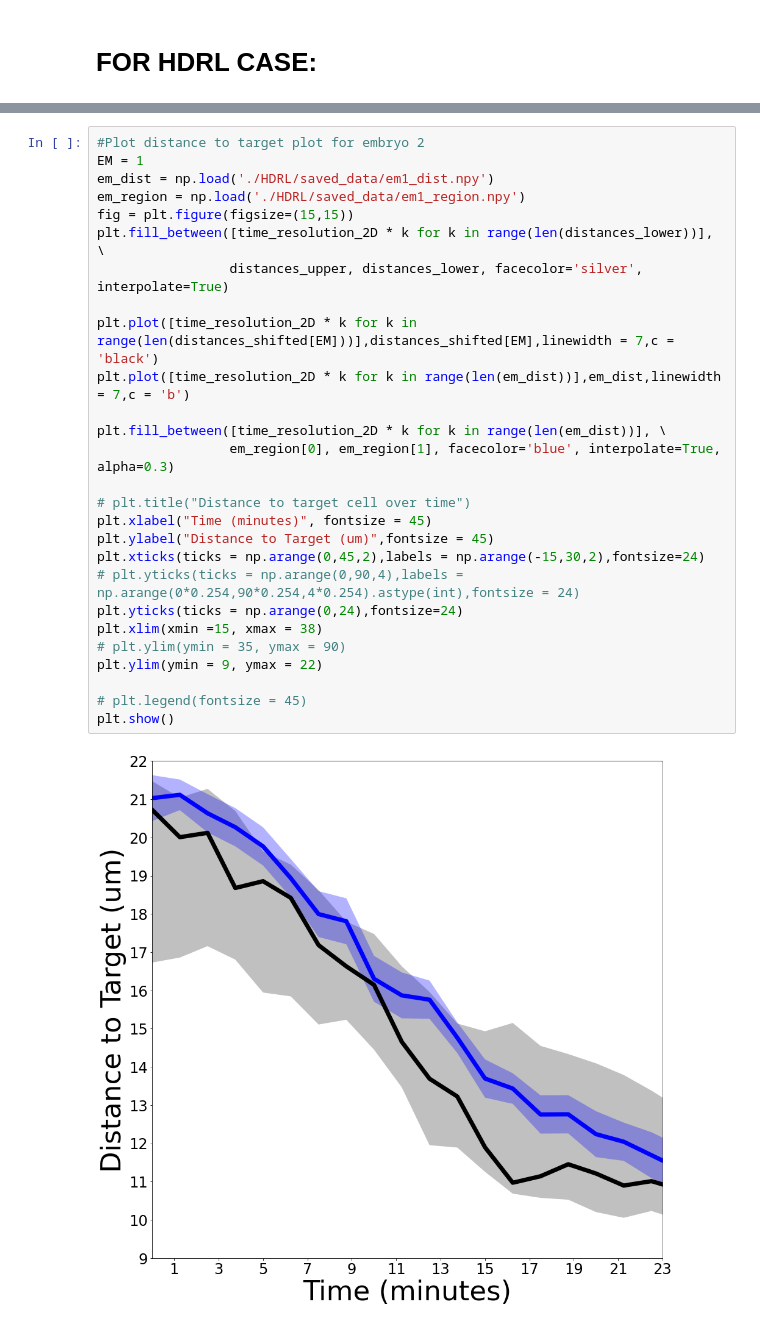
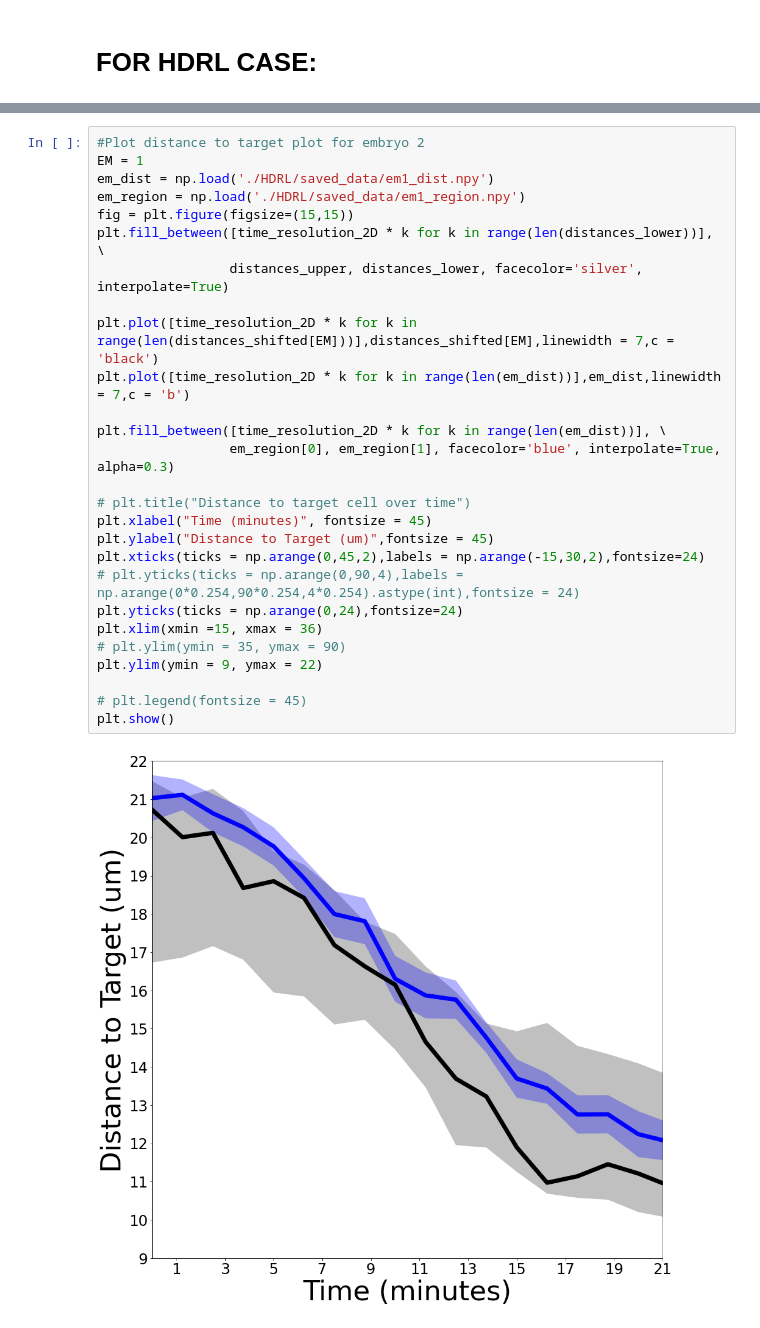
Before and after one commit to Joseph960616/CellMigrationGym, a Jupyter notebook: simulation_data_visualization.ipynb, the cells around one changed output, grey strips where cells are left out. Cells and saved outputs as stored; diff of their text form.

```diff
--- a/simulation_data_visualization.ipynb
+++ b/simulation_data_visualization.ipynb
@@ -343,32 +343,32 @@ plt.show()
 # %%
 #Plot distance to target plot for embryo 2
 EM = 1
 em_dist = np.load('./HDRL/saved_data/em1_dist.npy')
 em_region = np.load('./HDRL/saved_data/em1_region.npy')
 fig = plt.figure(figsize=(15,15))
 plt.fill_between([time_resolution_2D * k for k in range(len(distances_lower))], \
                  distances_upper, distances_lower, facecolor='silver', interpolate=True)
 
 plt.plot([time_resolution_2D * k for k in range(len(distances_shifted[EM]))],distances_shifted[EM],linewidth = 7,c = 'black')
 plt.plot([time_resolution_2D * k for k in range(len(em_dist))],em_dist,linewidth = 7,c = 'b')
 
 plt.fill_between([time_resolution_2D * k for k in range(len(em_dist))], \
                  em_region[0], em_region[1], facecolor='blue', interpolate=True, alpha=0.3)
 
 # plt.title("Distance to target cell over time")
 plt.xlabel("Time (minutes)", fontsize = 45)
 plt.ylabel("Distance to Target (um)",fontsize = 45)
 plt.xticks(ticks = np.arange(0,45,2),labels = np.arange(-15,30,2),fontsize=24)
 # plt.yticks(ticks = np.arange(0,90,4),labels = np.arange(0*0.254,90*0.254,4*0.254).astype(int),fontsize = 24)
 plt.yticks(ticks = np.arange(0,24),fontsize=24)
-plt.xlim(xmin =15, xmax = 38)
+plt.xlim(xmin =15, xmax = 36)
 # plt.ylim(ymin = 35, ymax = 90)
 plt.ylim(ymin = 9, ymax = 22)
 
 # plt.legend(fontsize = 45)
 plt.show()
 # %% [output]
-[figure, old version]
+[figure, new version]
 # %%
 #Plot distance to target plot for embryo 3
 EM = 2
```
Also changed, not shown: parts of 6 cells of this notebook, 6 other files.
